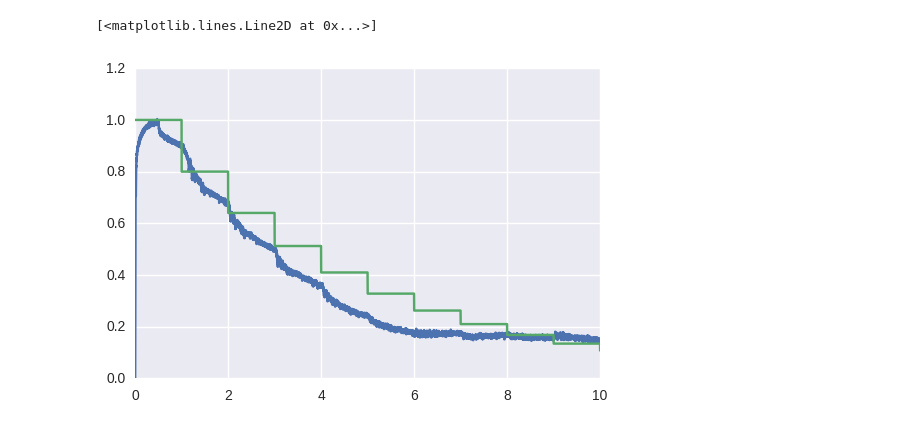
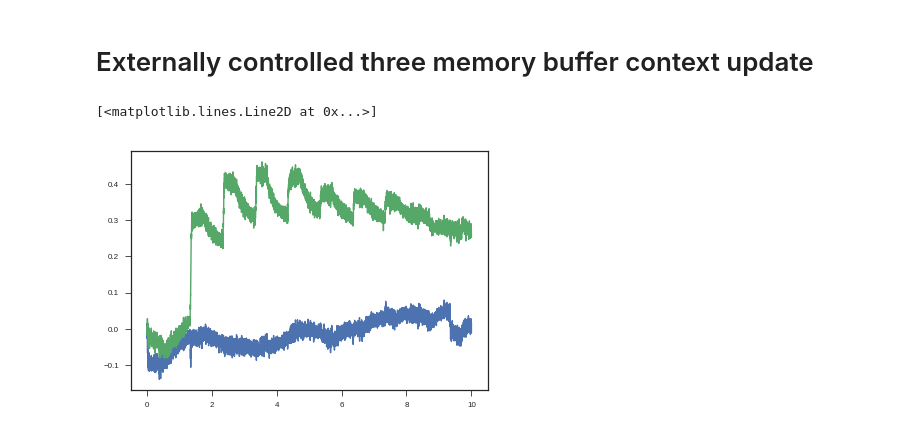
Before and after one commit to jgosmann/cue-model, a Jupyter notebook: notebooks/Context update/Bounded integrator.ipynb, the cells around one changed output. Drawn from its saved outputs; the diff is of its cells as text; code cells hidden in the pictures.

Commit message:
Working on context analysis stuff.

```diff
--- a/notebooks/Context update/Bounded integrator.ipynb
+++ b/notebooks/Context update/Bounded integrator.ipynb
@@ -46,0 +113,3 @@ with nengo.Network(seed=2) as model:
+# %%
+env = ContextTestEnv(1, beta_stim=0.6)
+fig = eval_net(AlternatingMemoryBuffersTest(env), env)
@@ -49,0 +167,3 @@ with nengo.Simulator(model) as sim:
+# %%
+with nengo.Simulator(model) as sim:
+    sim.run(10)
@@ -50,6 +195,32 @@ with nengo.Simulator(model) as sim:
+# %% [markdown]
+# Externally controlled three memory buffer context update
+# %%
+def update_context(t):
+    if t < env.init_phase or (t > 1. and .3 < (t % 1.) < .7):
+        return 1.
+    else:
+        return 0.
+
+with nengo.Network(seed=2) as model:
+    recalled_ctx = nengo.Node(env.recalled_ctx_fn)
+    context_net = Context4(env.d, env.beta)
+    nengo.Connection(recalled_ctx, context_net.input)
+
+    nengo.Connection(nengo.Node(update_context), context_net.input_update_context)
+
+    initialization_node = nengo.Node(env.context_init_fn, size_in=env.d)
+    nengo.Connection(initialization_node, context_net.current.diff.input)
+    nengo.Connection(nengo.Node(lambda t: 4 if t < env.init_phase else 0.), context_net.old.store)
+    nengo.Connection(nengo.Node(lambda t: -1 if t < env.init_phase - 0.1 else 0.), context_net.buf.store)
+
+    p_recalled_ctx = nengo.Probe(recalled_ctx, synapse=0.01)
+    p_ctx = nengo.Probe(context_net.output, synapse=0.01)
+# %%
+with nengo.Simulator(model) as sim:
+    sim.run(10.)
 # %%
-plt.plot(sim.trange(), np.dot(sim.data[p_out], vocab['InitCtx'].v))
-plt.plot(sim.trange(), np.sqrt(1. - beta**2) ** np.floor(sim.trange()))
+plt.plot(sim.trange(), np.dot(sim.data[p_ctx], cv[0]))
+plt.plot(sim.trange(), np.dot(sim.data[p_ctx], cv[1]))
 # %% [output]
 [<matplotlib.lines.Line2D at 0x...>]
-[figure, old version]
+[figure, new version]
```
Also changed, not shown: parts of 48 cells of this notebook, 7 other files.
